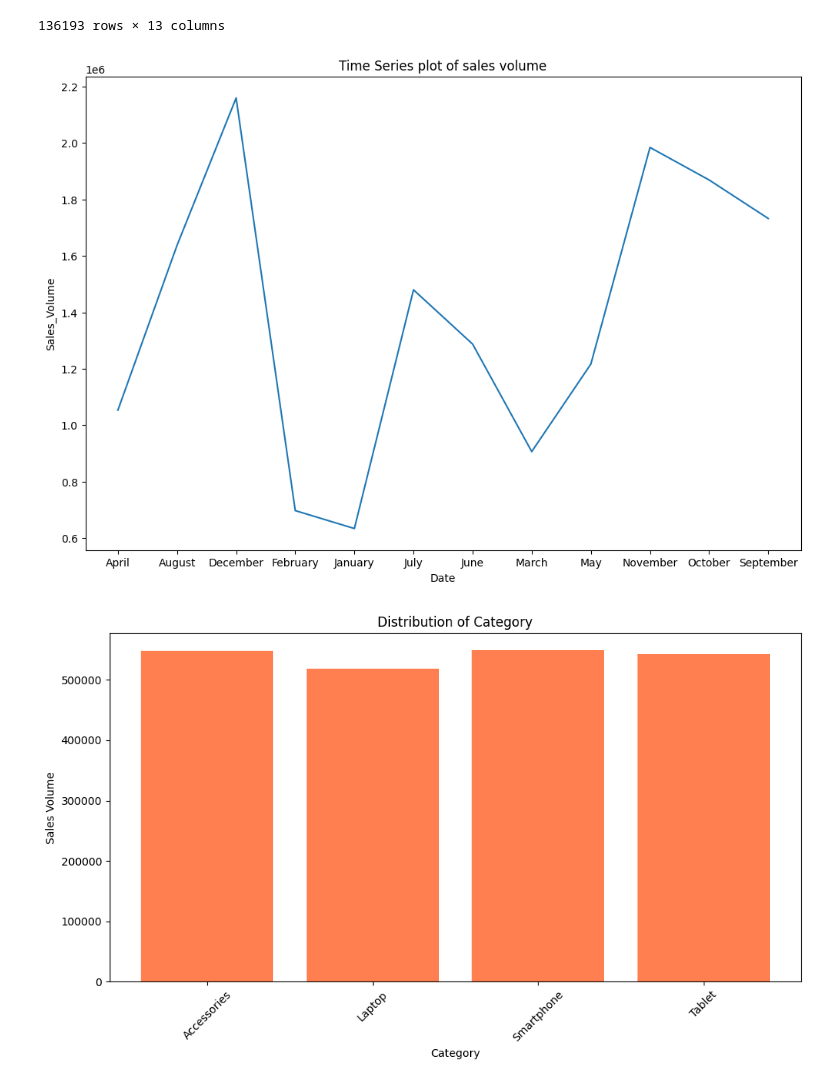
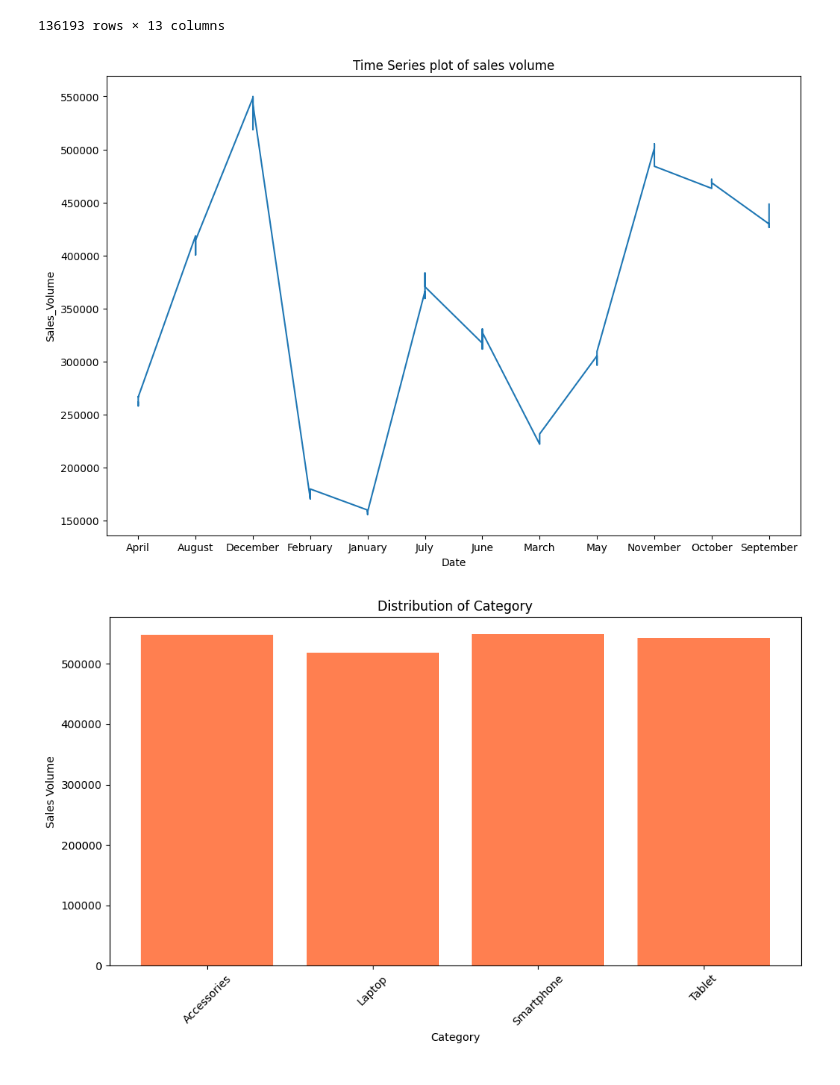
Before and after one commit to abahjohn0411/ElectroTech-Sales-Forecast, a Jupyter notebook: EDA/Analysis.ipynb, the cells around one changed output. Cells and saved outputs as stored; diff of their text form; code cells hidden in the pictures.

```diff
--- a/EDA/Analysis.ipynb
+++ b/EDA/Analysis.ipynb
@@ -52,9 +60,9 @@ print(f"\Date Range: from {df['Date'].min()} to {df['Date'].max()}")
 # %% [output]
 \Date Range: from 2009-01-01 00:00:00 to 2020-12-30 00:00:00
 # %%
-df['year']=df['Date'].dt.year
+df['Year']=df['Date'].dt.year
 # %%
-df['month']=df['Date'].dt.month_name()
+df['Month']=df['Date'].dt.month_name()
 # %%
 df
 # %% [output]
@@ -72,7 +80,7 @@ df
 | 136192 | 1651 | Accessories | 154.60 | 2020-12-30 | Winter | 0.338464 | 1.684223 | ... |
 136193 rows × 13 columns
 # %%
-sales_volume_by_cat = df.groupby(['month','Category'])['Sales_Volume'].sum().reset_index()
+sales_volume_by_cat = df.groupby(['Month','Category'])['Sales_Volume'].sum().reset_index()
 # %%
 df
 # %% [output]
@@ -89,18 +97,16 @@ df
 | 136191 | 1329 | Smartphone | 152.00 | 2020-12-30 | Winter | -0.492417 | -1.064359 | ... |
 | 136192 | 1651 | Accessories | 154.60 | 2020-12-30 | Winter | 0.338464 | 1.684223 | ... |
 136193 rows × 13 columns
-# %%
-sales_volume_by_cat = df.groupby(['month', 'Category'])['Sales_Volume'].sum().reset_index()
 # %%
 #plot sales volume by category and season
 plt.figure(figsize=(12,8))
-plt.plot(sales_volume_by_cat['month'], sales_volume_by_cat['Sales_Volume'])
+plt.plot(sales_volume_by_cat['Month'], sales_volume_by_cat['Sales_Volume'])
 plt.title('Time Series plot of sales volume')
 plt.xlabel('Date')
 plt.ylabel('Sales_Volume')
 plt.show()
 # %% [output]
-[figure, old version]
+[figure, new version]
 # %%
 #A plot of the category
 
```
Also changed, not shown: parts of 3 cells of this notebook.
